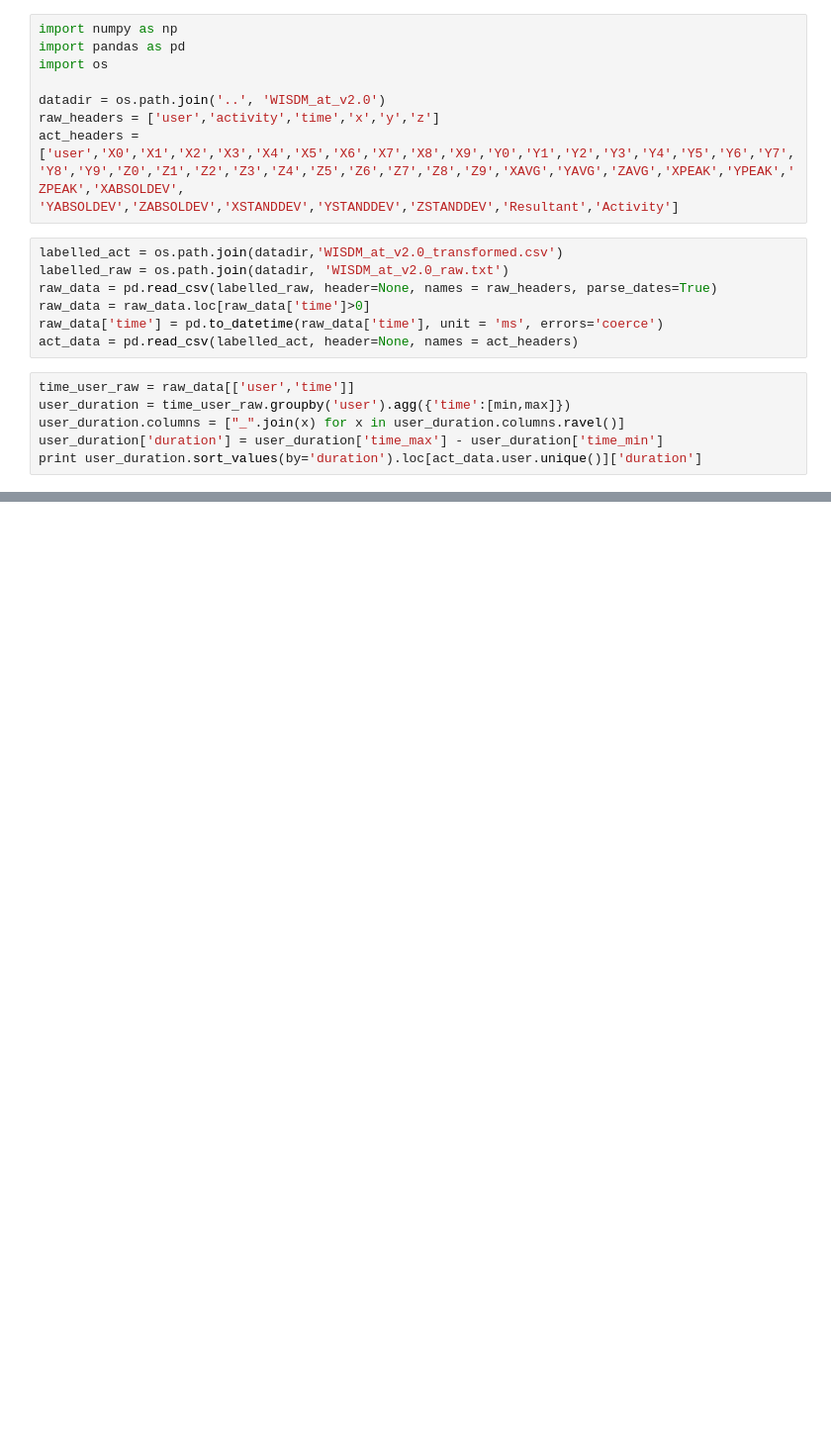
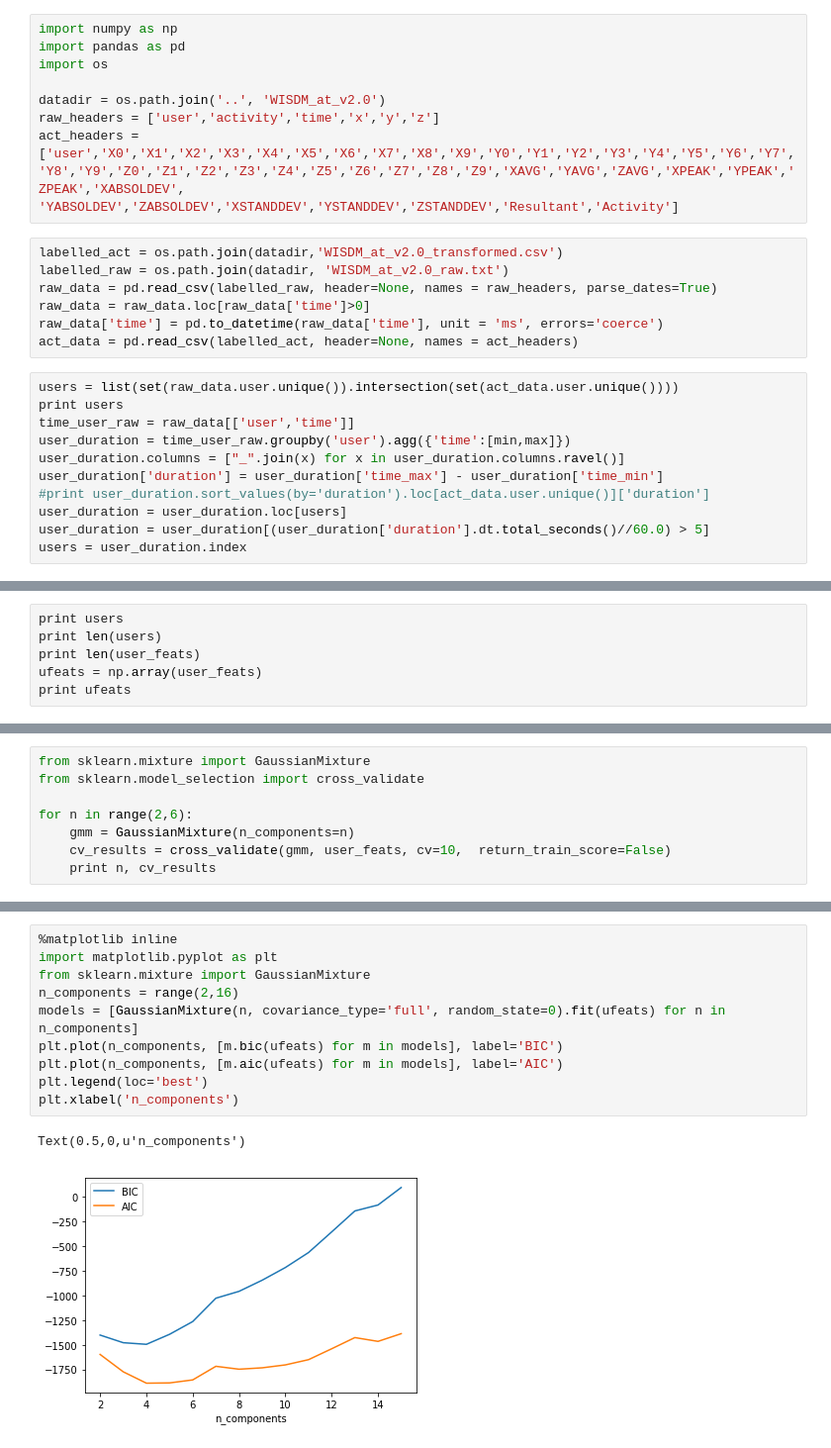
Before and after one commit to suparna-ghanvatkar/Fitness-data-user-modelling, a Jupyter notebook: basic clustering.ipynb, the cells around one changed output, grey strips where cells are left out. Shown at 99% size. Cells and saved outputs as stored; diff of their text form; blank space fills up the shorter version.

```diff
--- a/basic clustering.ipynb
+++ b/basic clustering.ipynb
@@ -14,9 +14,14 @@ raw_data = raw_data.loc[raw_data['time']>0]
 raw_data['time'] = pd.to_datetime(raw_data['time'], unit = 'ms', errors='coerce')
 act_data = pd.read_csv(labelled_act, header=None, names = act_headers)
 # %%
+users = list(set(raw_data.user.unique()).intersection(set(act_data.user.unique())))
+print users
 time_user_raw = raw_data[['user','time']]
 user_duration = time_user_raw.groupby('user').agg({'time':[min,max]})
 user_duration.columns = ["_".join(x) for x in user_duration.columns.ravel()]
 user_duration['duration'] = user_duration['time_max'] - user_duration['time_min']
-print user_duration.sort_values(by='duration').loc[act_data.user.unique()]['duration']
+#print user_duration.sort_values(by='duration').loc[act_data.user.unique()]['duration']
+user_duration = user_duration.loc[users]
+user_duration = user_duration[(user_duration['duration'].dt.total_seconds()//60.0) > 5]
+users = user_duration.index
 # %% [output]
@@ -77,0 +85,6 @@ print user_feats
+# %%
+print users
+print len(users)
+print len(user_feats)
+ufeats = np.array(user_feats)
+print ufeats
@@ -112,0 +122,8 @@ user_raw_data
+# %%
+from sklearn.mixture import GaussianMixture
+from sklearn.model_selection import cross_validate
+
+for n in range(2,6):
+    gmm = GaussianMixture(n_components=n)
+    cv_results = cross_validate(gmm, user_feats, cv=10,  return_train_score=False)
+    print n, cv_results
@@ -112,0 +149,13 @@ user_raw_data
+# %%
+%matplotlib inline
+import matplotlib.pyplot as plt
+from sklearn.mixture import GaussianMixture
+n_components = range(2,16)
+models = [GaussianMixture(n, covariance_type='full', random_state=0).fit(ufeats) for n in n_components]
+plt.plot(n_components, [m.bic(ufeats) for m in models], label='BIC')
+plt.plot(n_components, [m.aic(ufeats) for m in models], label='AIC')
+plt.legend(loc='best')
+plt.xlabel('n_components')
+# %% [output]
+Text(0.5,0,u'n_components')
+[figure, added]
```
Also changed, not shown: parts of 11 cells of this notebook.
